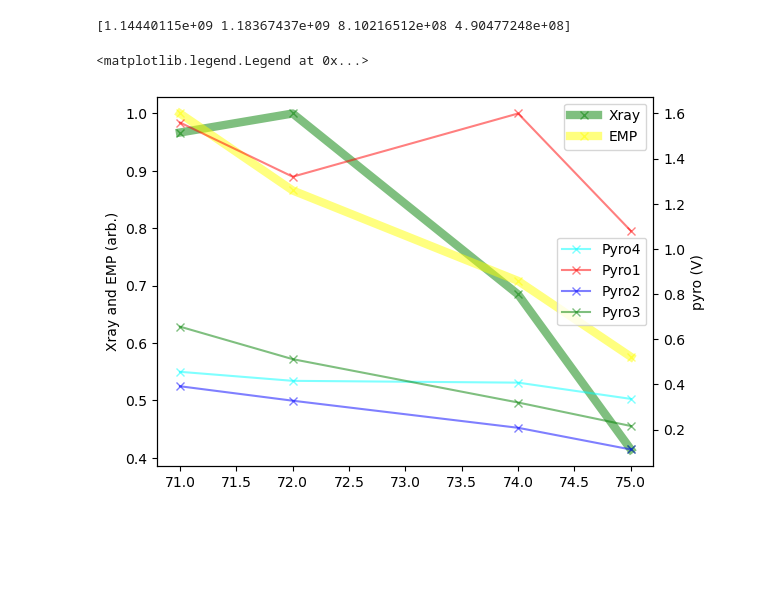
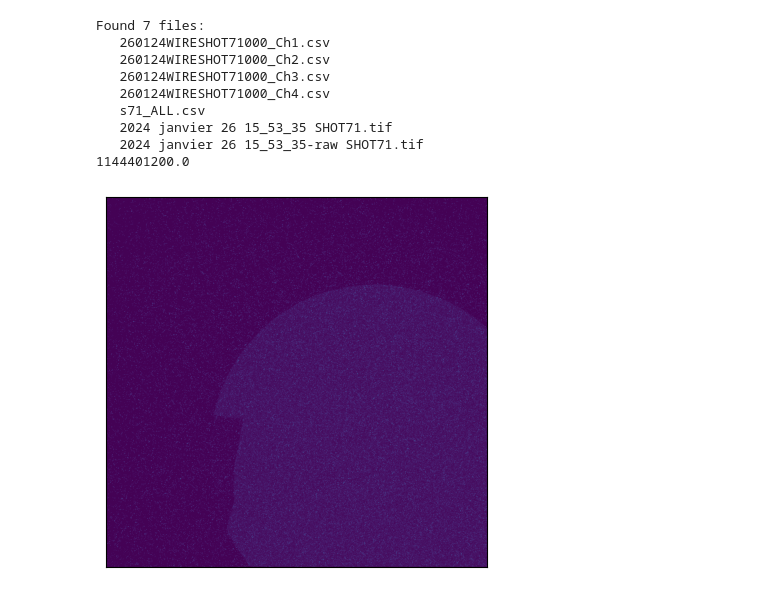
Before and after one commit to Jammi-Dodgers/celia_analysis, a Jupyter notebook: CELIA_ANALYSIS.ipynb, the cells around one changed output. Drawn from its saved outputs; the diff is of its cells as text; code cells hidden in the pictures; blank space fills up the shorter version.

```diff
--- a/CELIA_ANALYSIS.ipynb
+++ b/CELIA_ANALYSIS.ipynb
@@ -489,32 +6,0 @@ plt.legend()
-# %%
-shot_max = 76
-shot_min = 71
-bdot_maxs, shot_number_bdot = np.array([[np.max(read_data(shot= shot, silent= True)["bdot"]), shot] for shot in np.arange(shot_min, shot_max) if "bdot" in read_data(shot= shot, silent= True)]).T
-Ch1, shot_number_pyro = np.array([[np.abs(np.min(read_data(shot= shot, silent= True)["Ch1"])), shot] for shot in np.arange(shot_min, shot_max) if "Ch1" in read_data(shot= shot, silent= True)]).T
-Ch2, shot_number_pyro = np.array([[np.abs(np.max(read_data(shot= shot, silent= True)["Ch2"])), shot] for shot in np.arange(shot_min, shot_max) if "Ch2" in read_data(shot= shot, silent= True)]).T
-Ch3, shot_number_pyro = np.array([[np.abs(np.max(read_data(shot= shot, silent= True)["Ch3"])), shot] for shot in np.arange(shot_min, shot_max) if "Ch3" in read_data(shot= shot, silent= True)]).T
-Ch4, shot_number_pyro = np.array([[np.abs(np.min(read_data(shot= shot, silent= True)["Ch4"])), shot] for shot in np.arange(shot_min, shot_max) if "Ch4" in read_data(shot= shot, silent= True)]).T
-Xray, shot_number_Xray = np.array([[np.sum(read_data(shot= shot, silent= True)["xray"]), shot] for shot in np.arange(shot_min, shot_max) if "xray" in read_data(shot= shot, silent= True)]).T
-
-print(Xray)
-# %% [output]
-[1.14440115e+09 1.18367437e+09 8.10216512e+08 4.90477248e+08]
-# %%
-#plt.plot(shot_number_bdot, bdot_maxs, color="blue", label="bdot")
-plt.plot(shot_number_Xray, Xray/np.max(Xray), color="green", alpha=0.5, label="Xray", marker="x", linewidth=6.0)
-plt.plot(shot_number_bdot, bdot_maxs/np.max(bdot_maxs), color="yellow", alpha=0.5, label="EMP", marker="x", linewidth=6.0)
-
-plt.legend()
-plt.ylabel("Xray and EMP (arb.)")
-plt.twinx()
-plt.plot(shot_number_pyro, Ch4, color="cyan", alpha=0.5, label="Pyro4", marker="x")
-plt.plot(shot_number_pyro, Ch1, color="red", alpha=0.5, label="Pyro1", marker="x")
-plt.plot(shot_number_pyro, Ch2, color="blue", alpha=0.5, label="Pyro2",marker="x")
-plt.plot(shot_number_pyro, Ch3, color="green", alpha=0.5, label="Pyro3",marker="x")
-
-plt.xlabel("shot number")
-plt.ylabel("pyro (V)")
-plt.legend()
-# %% [output]
-<matplotlib.legend.Legend at 0x...>
-[figure, removed]
@@ -520,0 +86,20 @@ plt.legend()
+# %%
+Ximage=read_data(71)["xray"]
+Xsumm=np.sum(Ximage)
+print(Xsumm)
+
+plt.imshow(Ximage)
+plt.xticks([])
+plt.yticks([])
+plt.show()
+# %% [output]
+Found 7 files:
+   260124WIRESHOT71000_Ch1.csv
+   260124WIRESHOT71000_Ch2.csv
+   260124WIRESHOT71000_Ch3.csv
+   260124WIRESHOT71000_Ch4.csv
+   s71_ALL.csv
+   2024 janvier 26 15_53_35 SHOT71.tif
+   2024 janvier 26 15_53_35-raw SHOT71.tif
+1144401200.0
+[figure, added]
```
Also changed, not shown: parts of 38 cells of this notebook, 1 other file.
